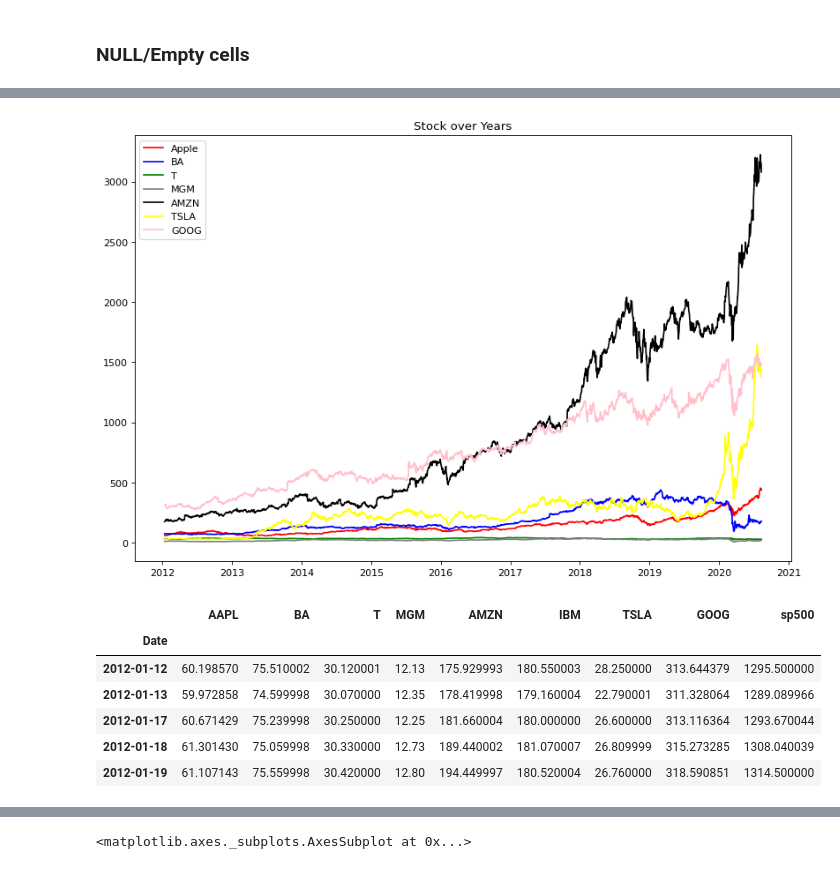
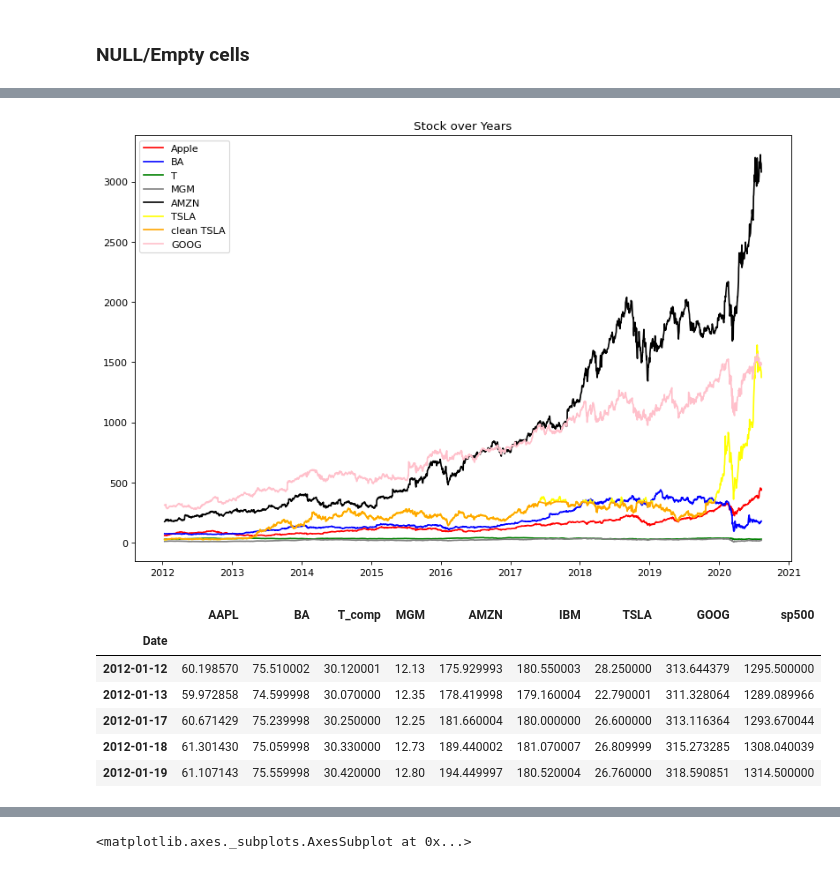
Before and after one commit to SiddTayi/Internship, a Jupyter notebook: Stocks.ipynb, the cells around one changed output, grey strips where cells are left out. Drawn from its saved outputs; the diff is of its cells as text; code cells hidden in the pictures.

```diff
--- a/Stocks.ipynb
+++ b/Stocks.ipynb
@@ -30,0 +29,2 @@ df.head()
+# %%
+df = df.rename(columns={"T":"T_comp"})
@@ -77,0 +146,3 @@ memory usage: 151.9 KB
+# %%
+max_threshold = df['TSLA'].quantile(0.85)
+max_threshold
@@ -77,0 +160,3 @@ memory usage: 151.9 KB
+# %%
+min_threshold = df['TSLA'].quantile(0.0009)
+min_threshold
@@ -87,0 +179,4 @@ Name: AAPL, dtype: float64
+# %%
+# REMOVE OUTLIERS
+new_df = df[(df['TSLA']<max_threshold) & (df['TSLA']>min_threshold)]
+new_df
@@ -101,21 +241,22 @@ from matplotlib.pyplot import figure
 # %%
 figure(figsize=(12,8), dpi=80)
 plt.plot(df['AAPL'],c='red',label='Apple')
 plt.plot(df['BA'],c='blue',label='BA')
-plt.plot(df['T'],c='green',label='T')
+plt.plot(df['T_comp'],c='green',label='T')
 plt.plot(df['MGM'],c='grey',label='MGM')
 plt.plot(df['AMZN'],c='black',label='AMZN')
 plt.plot(df['TSLA'],c='yellow',label='TSLA')
+plt.plot(new_df['TSLA'],c='orange',label='clean TSLA')
 plt.plot(df['GOOG'],c='pink',label='GOOG')
 plt.legend(loc='best')
 plt.title("Stock over Years")
 plt.show()
 # %% [output]
-[figure, old version]
+[figure, new version]
 # %%
 df.head()
 # %% [output]
-|  | AAPL | BA | T | MGM | AMZN | IBM | TSLA | GOOG | sp500 |
+|  | AAPL | BA | T_comp | MGM | AMZN | IBM | TSLA | GOOG | sp500 |
 | Date |  |  |  |  |  |  |  |  |  |
 | 2012-01-12 | 60.198570 | 75.510002 | 30.120001 | 12.13 | 175.929993 | 180.550003 | 28.250000 | 313.644379 | 1295.500000 |
 | 2012-01-13 | 59.972858 | 74.599998 | 30.070000 | 12.35 | 178.419998 | 179.160004 | 22.790001 | 311.328064 | 1289.089966 |
```
Also changed, not shown: parts of 34 cells of this notebook.
